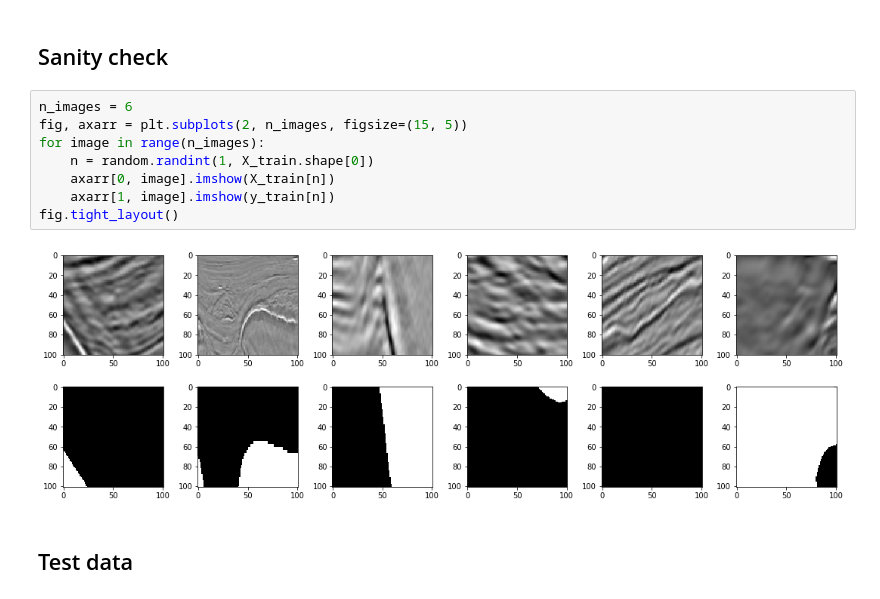
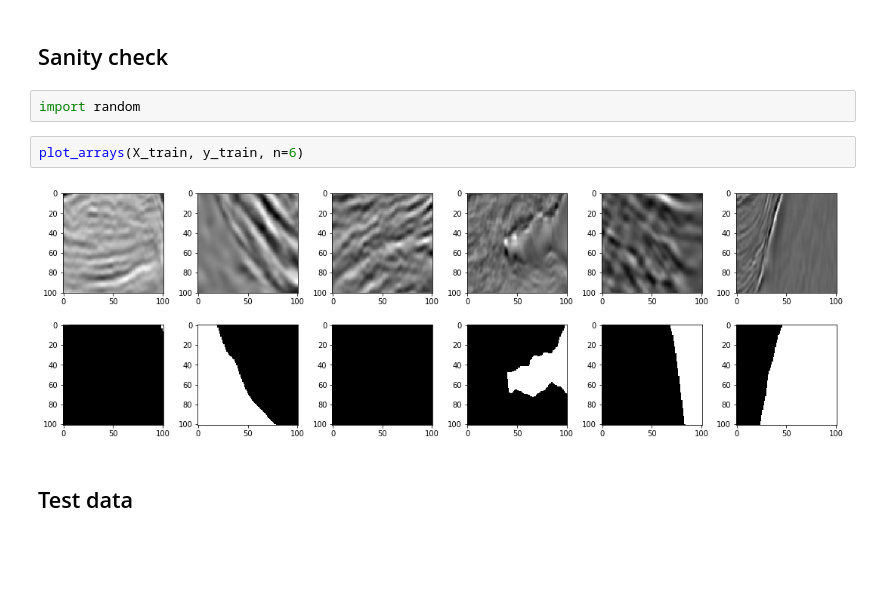
Before and after one commit to danielfrg/kaggle-salt, a Jupyter notebook: img2array.ipynb, the cells around one changed output. Saved outputs shown, nothing was run; the diff lists cells and outputs as text; blank space fills up the shorter version.

```diff
--- a/img2array.ipynb
+++ b/img2array.ipynb
@@ -60,15 +60,11 @@ len(ids_train), X_train.shape, y_train.shape
 # %% [markdown]
 ## Sanity check
-# %%
-n_images = 6
-fig, axarr = plt.subplots(2, n_images, figsize=(15, 5))
-for image in range(n_images):
-    n = random.randint(1, X_train.shape[0])
-    axarr[0, image].imshow(X_train[n])
-    axarr[1, image].imshow(y_train[n])
-fig.tight_layout()
-# %% [output]
-[figure, removed]
+# %%
+import random
+# %%
+plot_arrays(X_train, y_train, n=6)
+# %% [output]
+[figure, added]
 # %% [markdown]
 ## Test data
 # %%
```
Also changed, not shown: parts of 14 cells of this notebook, 7 other files.
